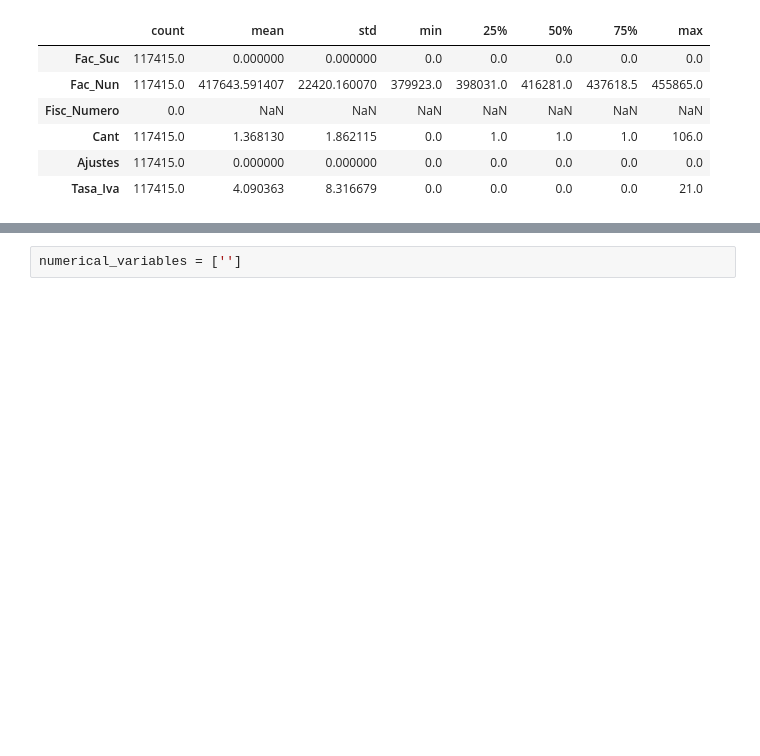
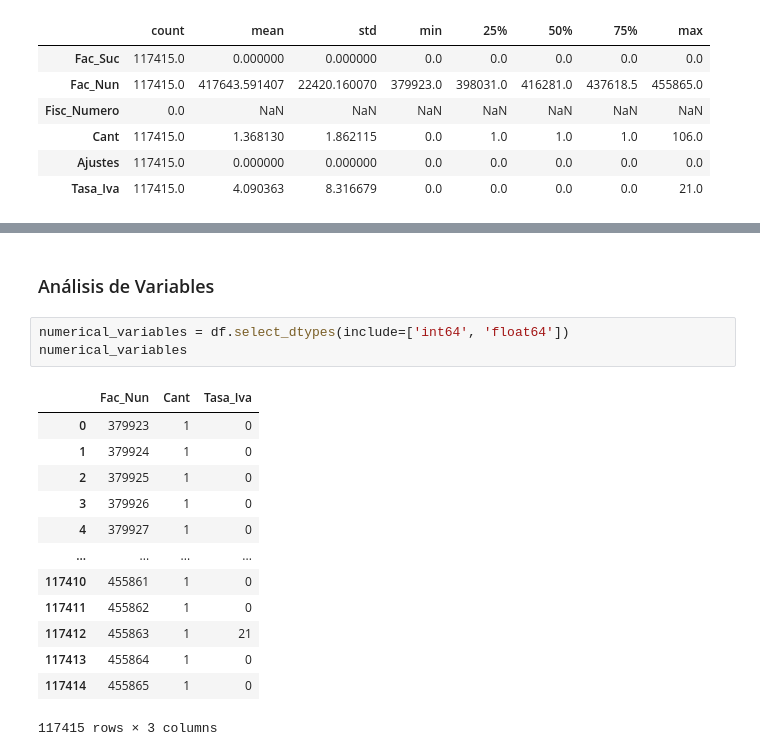
Before and after one commit to 4GeeksAcademy/sp-ml-20-final-project-g2, a Jupyter notebook: src/eda-ineta.ipynb, the cells around one changed output, grey strips where cells are left out. Cells and saved outputs as stored; diff of their text form; blank space fills up the shorter version.

```diff
--- a/src/eda-ineta.ipynb
+++ b/src/eda-ineta.ipynb
@@ -247,3 +331,20 @@ df.head(5)
+# %% [markdown]
+### Análisis de Variables
 # %%
-numerical_variables = ['']
+numerical_variables = df.select_dtypes(include=['int64', 'float64'])
+numerical_variables
+# %% [output]
+|  | Fac_Nun | Cant | Tasa_Iva |
+| 0 | 379923 | 1 | 0 |
+| 1 | 379924 | 1 | 0 |
+| 2 | 379925 | 1 | 0 |
+| 3 | 379926 | 1 | 0 |
+| 4 | 379927 | 1 | 0 |
+| ... | ... | ... | ... |
+| 117410 | 455861 | 1 | 0 |
+| 117411 | 455862 | 1 | 0 |
+| 117412 | 455863 | 1 | 21 |
+| 117413 | 455864 | 1 | 0 |
+| 117414 | 455865 | 1 | 0 |
+117415 rows × 3 columns
 # %%
```
Also changed, not shown: parts of 18 cells of this notebook, 1 other file.
